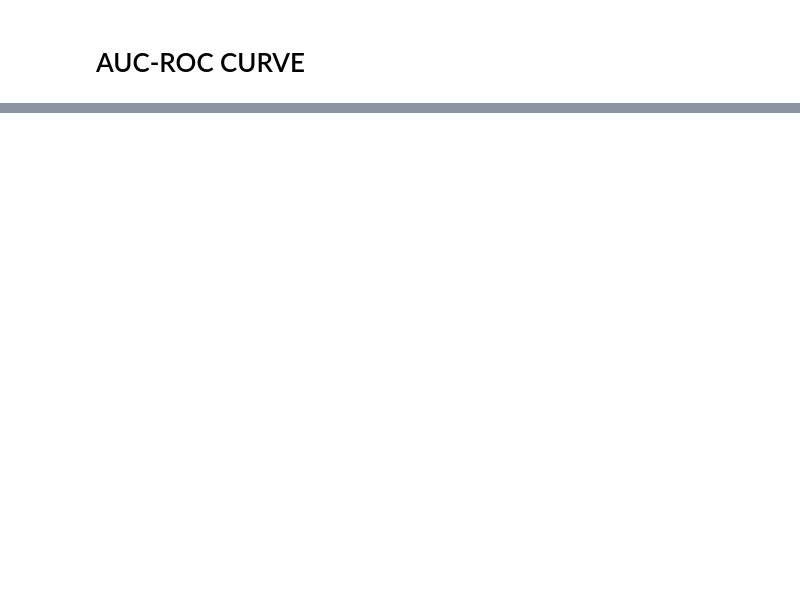
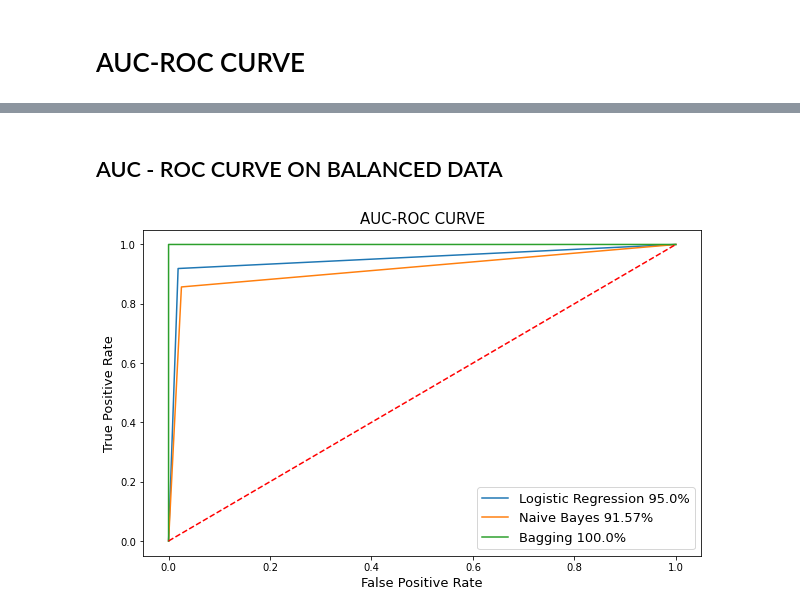
Before and after one commit to Rachit005/Python, a Jupyter notebook: Credit Card Fraud Analysis/Credit Card.ipynb, the cells around one changed output, grey strips where cells are left out. Drawn from its saved outputs; the diff is of its cells as text; code cells hidden in the pictures; blank space fills up the shorter version.

```diff
--- a/Credit Card Fraud Analysis/Credit Card.ipynb
+++ b/Credit Card Fraud Analysis/Credit Card.ipynb
@@ -442,0 +529,3 @@ Accuracy Score : 0.9984
+# %%
+# Setting the Actual Values after Upsampling
+prediction1['Actual Values'] = Y_test1
@@ -486,0 +752,6 @@ plt.show()
+# %% [markdown]
+## AUC - ROC CURVE ON BALANCED DATA
+# %%
+AUC(prediction1)
+# %% [output]
+[figure, added]
```
Also changed, not shown: parts of 89 cells of this notebook, 1 other file.
